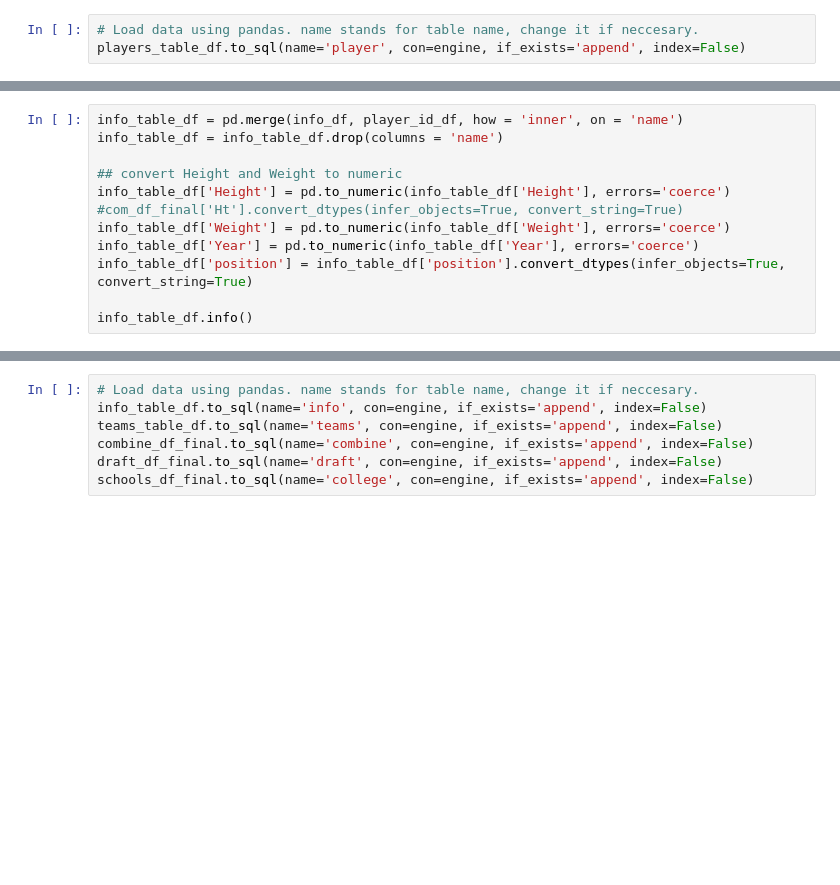
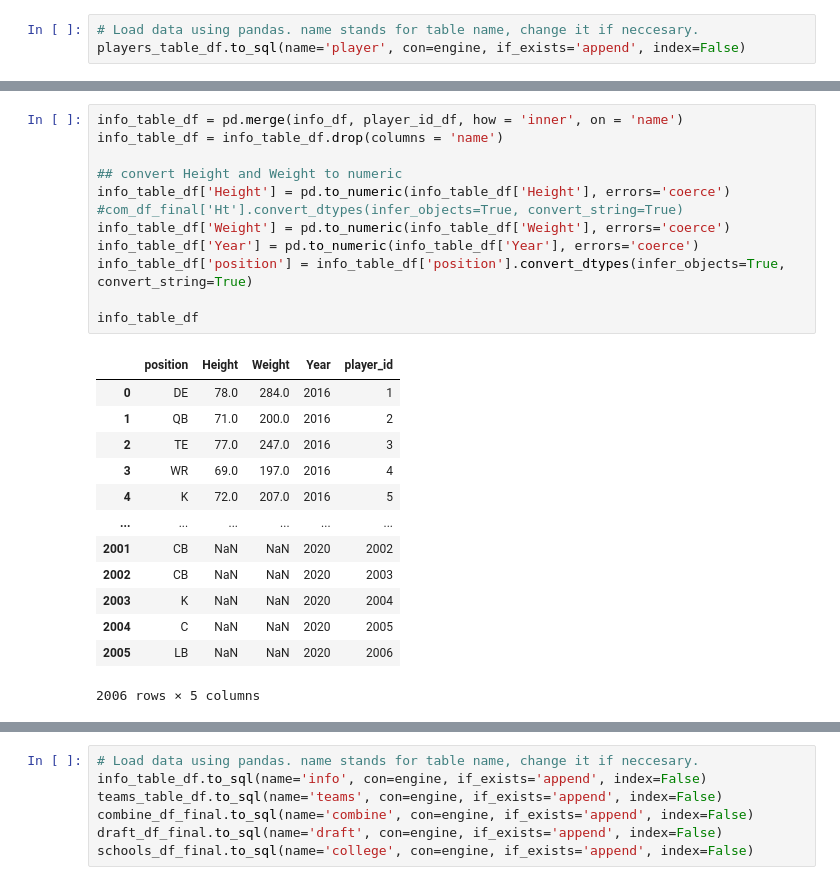
Before and after one commit to sdfeinsilver/Project2, a Jupyter notebook: ETL/ETL_Notebook.ipynb, the cells around one changed output, grey strips where cells are left out. Cells and saved outputs as stored; diff of their text form; blank space fills up the shorter version.

```diff
--- a/ETL/ETL_Notebook.ipynb
+++ b/ETL/ETL_Notebook.ipynb
@@ -230,15 +516,29 @@ player_id_df
 # %%
 info_table_df = pd.merge(info_df, player_id_df, how = 'inner', on = 'name')
 info_table_df = info_table_df.drop(columns = 'name')
 
 ## convert Height and Weight to numeric
 info_table_df['Height'] = pd.to_numeric(info_table_df['Height'], errors='coerce')
 #com_df_final['Ht'].convert_dtypes(infer_objects=True, convert_string=True)
 info_table_df['Weight'] = pd.to_numeric(info_table_df['Weight'], errors='coerce')
 info_table_df['Year'] = pd.to_numeric(info_table_df['Year'], errors='coerce')
 info_table_df['position'] = info_table_df['position'].convert_dtypes(infer_objects=True, convert_string=True)
 
-info_table_df.info()
+info_table_df
+# %% [output]
+|  | position | Height | Weight | Year | player_id |
+| 0 | DE | 78.0 | 284.0 | 2016 | 1 |
+| 1 | QB | 71.0 | 200.0 | 2016 | 2 |
+| 2 | TE | 77.0 | 247.0 | 2016 | 3 |
+| 3 | WR | 69.0 | 197.0 | 2016 | 4 |
+| 4 | K | 72.0 | 207.0 | 2016 | 5 |
+| ... | ... | ... | ... | ... | ... |
+| 2001 | CB | NaN | NaN | 2020 | 2002 |
+| 2002 | CB | NaN | NaN | 2020 | 2003 |
+| 2003 | K | NaN | NaN | 2020 | 2004 |
+| 2004 | C | NaN | NaN | 2020 | 2005 |
+| 2005 | LB | NaN | NaN | 2020 | 2006 |
+2006 rows × 5 columns
 # %%
 teams_table_df = pd.merge(teams_df, player_id_df, how = 'inner', on = 'name')
 teams_table_df = teams_table_df.drop(columns = 'name')
```
Also changed, not shown: parts of 27 cells of this notebook, 1 other file.
